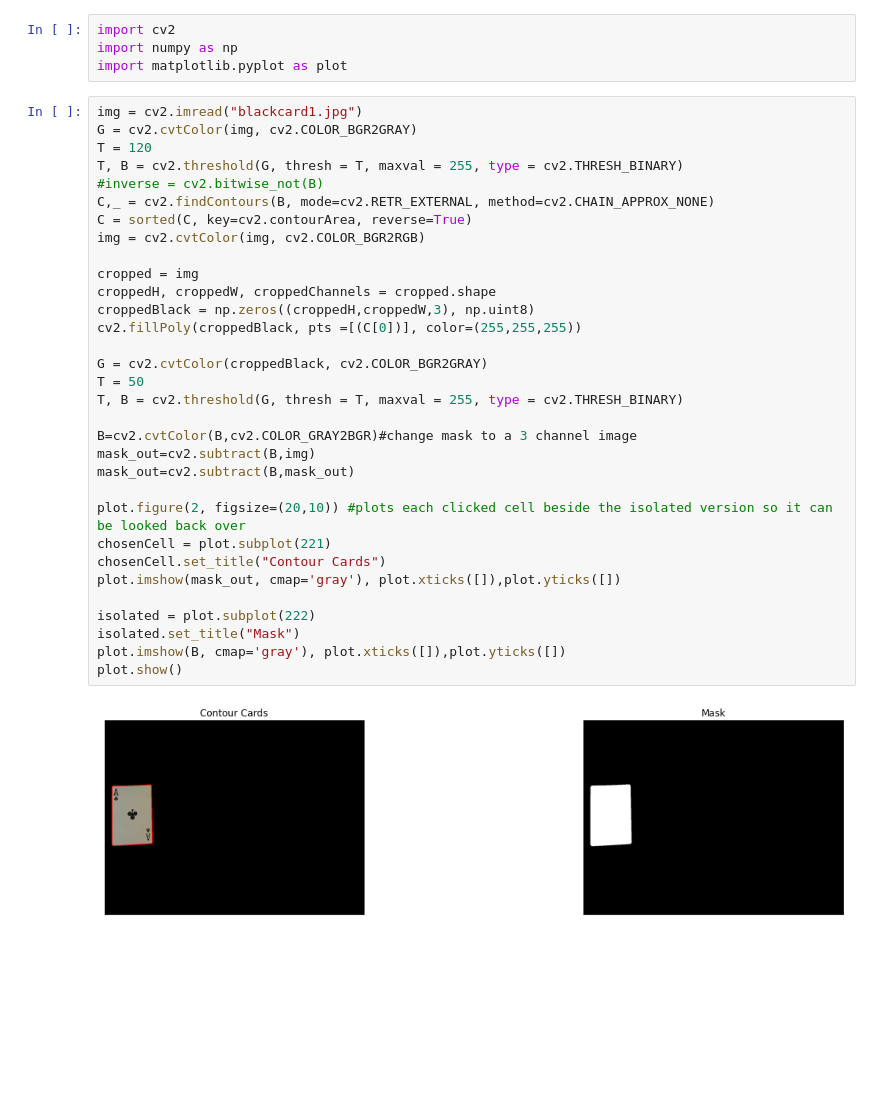
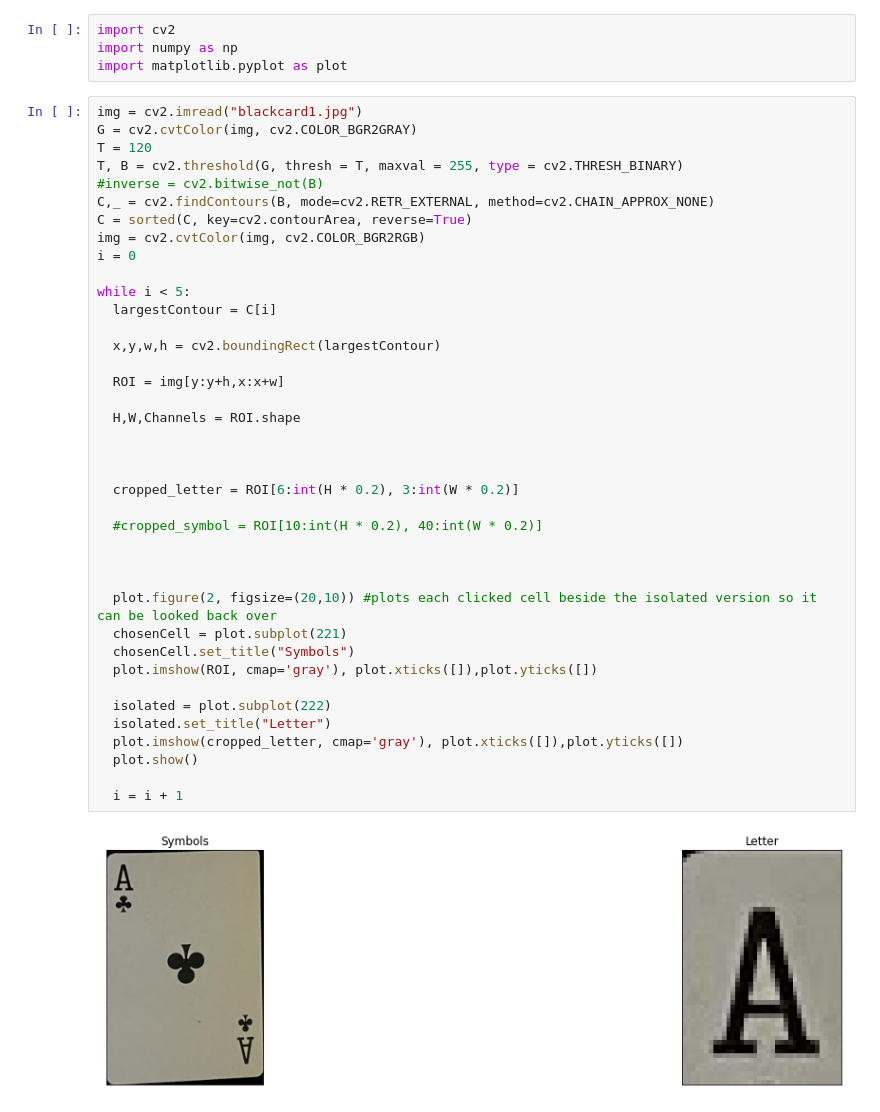
Before and after one commit to C17326283/CardGameAssistant-ImageProcessing, a Jupyter notebook: EoinTesting/Groupassignment.ipynb, the cells around one changed output. Drawn from its saved outputs; the diff is of its cells as text; blank space fills up the shorter version.

```diff
--- a/EoinTesting/Groupassignment.ipynb
+++ b/EoinTesting/Groupassignment.ipynb
@@ -5,34 +5,41 @@ import matplotlib.pyplot as plot
 # %%
 img = cv2.imread("blackcard1.jpg")
 G = cv2.cvtColor(img, cv2.COLOR_BGR2GRAY)
 T = 120
 T, B = cv2.threshold(G, thresh = T, maxval = 255, type = cv2.THRESH_BINARY)
 #inverse = cv2.bitwise_not(B)
 C,_ = cv2.findContours(B, mode=cv2.RETR_EXTERNAL, method=cv2.CHAIN_APPROX_NONE)
 C = sorted(C, key=cv2.contourArea, reverse=True)
 img = cv2.cvtColor(img, cv2.COLOR_BGR2RGB)
+i = 0
 
-cropped = img
-croppedH, croppedW, croppedChannels = cropped.shape
-croppedBlack = np.zeros((croppedH,croppedW,3), np.uint8)
-cv2.fillPoly(croppedBlack, pts =[(C[0])], color=(255,255,255))
+while i < 5:
+  largestContour = C[i]
 
-G = cv2.cvtColor(croppedBlack, cv2.COLOR_BGR2GRAY)
-T = 50
-T, B = cv2.threshold(G, thresh = T, maxval = 255, type = cv2.THRESH_BINARY)
+  x,y,w,h = cv2.boundingRect(largestContour)
 
-B=cv2.cvtColor(B,cv2.COLOR_GRAY2BGR)#change mask to a 3 channel image
-mask_out=cv2.subtract(B,img)
-mask_out=cv2.subtract(B,mask_out)
+  ROI = img[y:y+h,x:x+w]
 
-plot.figure(2, figsize=(20,10)) #plots each clicked cell beside the isolated version so it can be looked back over
-chosenCell = plot.subplot(221)
-chosenCell.set_title("Contour Cards")
-plot.imshow(mask_out, cmap='gray'), plot.xticks([]),plot.yticks([])
+  H,W,Channels = ROI.shape
 
-isolated = plot.subplot(222)
-isolated.set_title("Mask")
-plot.imshow(B, cmap='gray'), plot.xticks([]),plot.yticks([])
-plot.show()
+
+
+  cropped_letter = ROI[6:int(H * 0.2), 3:int(W * 0.2)]
+
+  #cropped_symbol = ROI[10:int(H * 0.2), 40:int(W * 0.2)]
+
+
+
+  plot.figure(2, figsize=(20,10)) #plots each clicked cell beside the isolated version so it can be looked back over
+  chosenCell = plot.subplot(221)
+  chosenCell.set_title("Symbols")
+  plot.imshow(ROI, cmap='gray'), plot.xticks([]),plot.yticks([])
+
+  isolated = plot.subplot(222)
+  isolated.set_title("Letter")
+  plot.imshow(cropped_letter, cmap='gray'), plot.xticks([]),plot.yticks([])
+  plot.show()
+
+  i = i + 1
 # %% [output]
-[figure, old version]
+[figure, new version]
```
Also changed, not shown: parts of 1 cell of this notebook.
